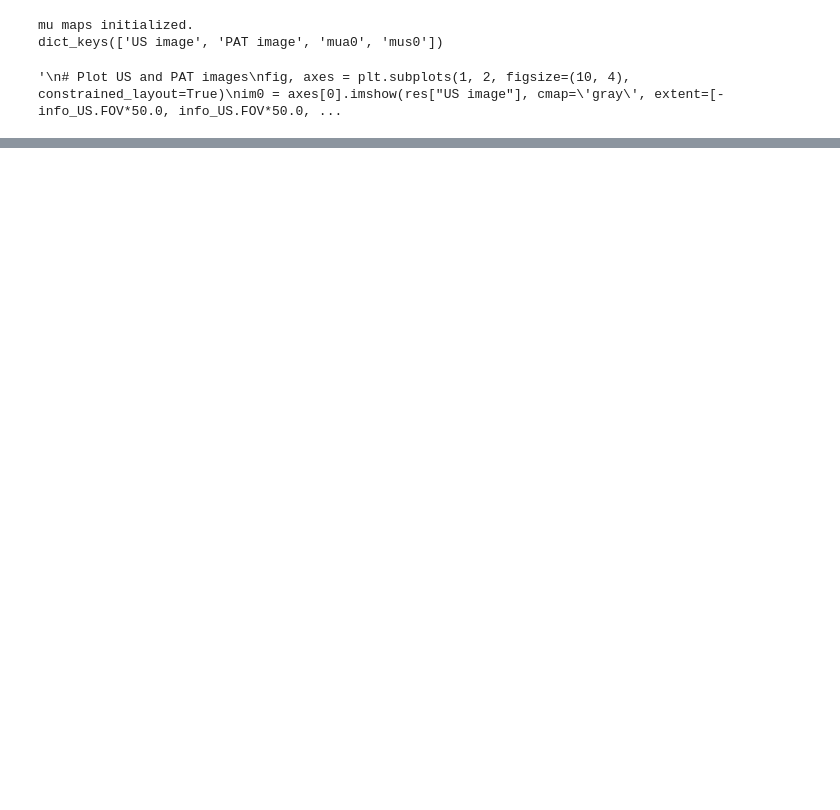
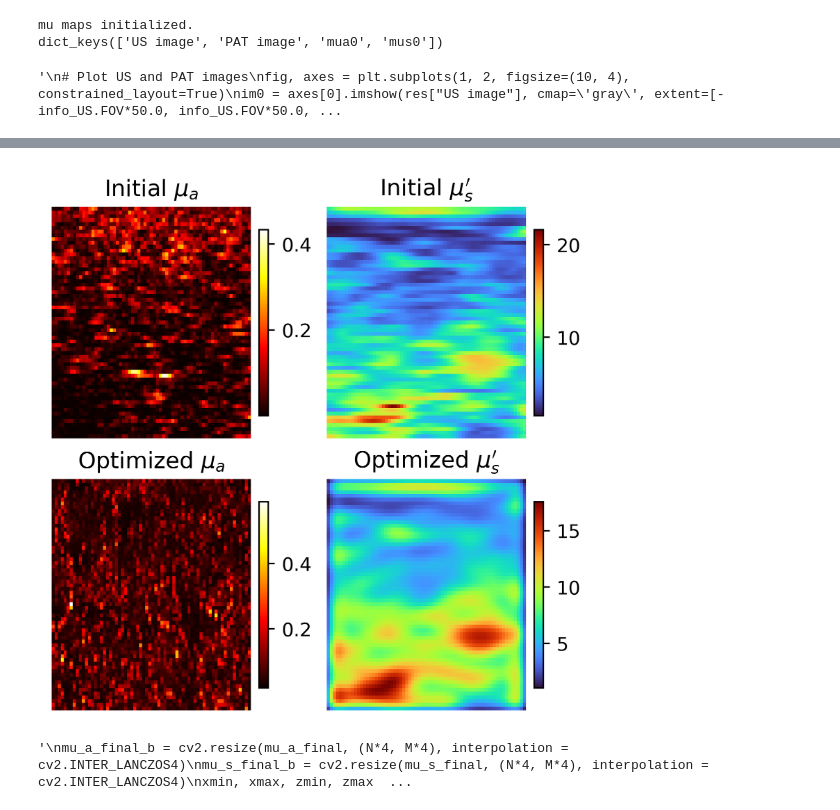
Before and after one commit to OpticalUltrasoundImaging/DOT-guided-PAT-reconstruction, a Jupyter notebook: notebooks/test_recon.ipynb, the cells around one changed output, grey strips where cells are left out. Cells and saved outputs as stored; diff of their text form; code cells hidden in the pictures; blank space fills up the shorter version.

```diff
--- a/notebooks/test_recon.ipynb
+++ b/notebooks/test_recon.ipynb
@@ -23,7 +23,7 @@ lambda_list_dot = [730   , 785   , 808   , 830]
 mua_list_dot    = [0.032 , 0.038 , 0.037 , 0.041]
 mus_list_dot    = [7.860 , 7.489 , 7.155 , 7.830]
 decomp_dot      = estimate_so2_from_dot(lambda_list_dot , mua_list_dot , verbose=True)
-lambda_list_pat = [775   , 780   , 800   , 830]
+lambda_list_pat = [770   , 780   , 800   , 830]
 bkg_mua_pat = query_bkg_mua_for_pa(lambda_list_pat , decomp_dot['c_oxy'] , decomp_dot['c_deoxy'])
 print("Background mua at PAT wavelengths are " , bkg_mua_pat['Background mua'] , " cm\u207B\u00B9")
 bkg_mus_pat = fit_bkg_mus_for_pa(lambda_list_dot, mus_list_dot, lambda_list_pat)
@@ -38,8 +38,8 @@ Background mus at PAT wavelengths are  [7.6842432  7.60231057 7.54988587 7.47430
 # %%
 # Initialize mua and mus maps
 from src.recon_utils import generate_mu_init
-wavelength_index = 0
-pat_folder_index = 24
+wavelength_index = 1
+pat_folder_index = 25
 mu_a_bkg  = bkg_mua_pat['Background mua'][wavelength_index]
 mu_sp_bkg = bkg_mus_pat['Background mus'][wavelength_index]
 bbox_cm = (-1.25, 1.25, 0.10, 3.00)
@@ -106,7 +109,7 @@ Time axis: 1184 points, from 0.00 us to 29.57 us
 # Main reconstruction function
 # For N_iter = 50, it will take ~10 minutes
 from src.recon_utils import optimize_mu_maps_regularize
-N_iter = 50
+N_iter = 75
 lambda_mua = 0.25
 lambda_mus = 1e-2
 mu_a , mu_s , history = optimize_mu_maps_regularize(RF_data,
@@ -162,34 +185,36 @@ mu_a_final = mu_a_final.reshape(G_meta['X'].shape, order='C')
 mu_a_final = abs(hilbert(mu_a_final, axis=0))
 mu_a_final = cv2.bilateralFilter(src = cv2.blur(np.asarray(mu_a_final,dtype=np.float32),(2,2)),  d=0, sigmaColor = 0.05, sigmaSpace = 3)
 mu_s_final = history['mus hist'][idx_iter_opt]
 mu_s_final = mu_s_final.reshape(G_meta['X'].shape, order='C')
-np.save('mua-830.npy',mu_a_final)
+np.save('mua-780.npy',mu_a_final)
 #mu_s_final = cv2.bilateralFilter(src = np.asarray(mu_s_final,dtype=np.float32),  d=0, sigmaColor = 0.5, sigmaSpace = 3)
 
 xmin, xmax, zmin, zmax = bbox_cm
 fig, axes = plt.subplots(2,2, figsize=(4, 4), constrained_layout=True, dpi=400)
 axes = axes.flatten()
 im0 = axes[0].imshow(res["mua0"], cmap='hot',  extent=[xmin, xmax, zmax, zmin])
 axes[0].set_title(r"Initial $\mu_a$", fontsize=12)
 axes[0].axis('off')
 cbar0 = fig.colorbar(im0, ax=axes[0], fraction=0.046, pad=0.04)
 cbar0.ax.tick_params(labelsize=10)
 im1 = axes[1].imshow(res["mus0"], cmap='turbo',  extent=[xmin, xmax, zmax, zmin])
 axes[1].set_title(r"Initial $\mu_s^{\prime}$", fontsize=12)
 axes[1].axis('off')
 cbar1 = fig.colorbar(im1, ax=axes[1], fraction=0.046, pad=0.04)
 cbar1.ax.tick_params(labelsize=10)
 
 im2 = axes[2].imshow(mu_a_final, cmap='hot',  extent=[xmin, xmax, zmax, zmin])
 axes[2].set_title(r"Optimized $\mu_a$", fontsize=12)
 axes[2].axis('off')
 cbar2 = fig.colorbar(im2, ax=axes[2], fraction=0.046, pad=0.04)
 cbar2.ax.tick_params(labelsize=10)
 im3 = axes[3].imshow(mu_s_final, cmap='turbo',  extent=[xmin, xmax, zmax, zmin])
 axes[3].set_title(r"Optimized $\mu_s^{\prime}$", fontsize=12)
 axes[3].axis('off')
 cbar3 = fig.colorbar(im3, ax=axes[3], fraction=0.046, pad=0.04)
 cbar3.ax.tick_params(labelsize=10)
+# %% [output]
+[figure, added]
 # %%
 '''
 mu_a_final_b = cv2.resize(mu_a_final, (N*4, M*4), interpolation = cv2.INTER_LANCZOS4)
@@ -207,3 +232,5 @@ axes[1].axis('off')
 cbar1 = fig.colorbar(im1, ax=axes[1], fraction=0.046, pad=0.04)
 cbar1.ax.tick_params(labelsize=10)
 '''
+# %% [output]
+'\nmu_a_final_b = cv2.resize(mu_a_final, (N*4, M*4), interpolation = cv2.INTER_LANCZOS4)\nmu_s_final_b = cv2.resize(mu_s_final, (N*4, M*4), interpolation = cv2.INTER_LANCZOS4)\nxmin, xmax, zmin, zmax  ...
```
Also changed, not shown: parts of 4 cells of this notebook, 14 other files.
